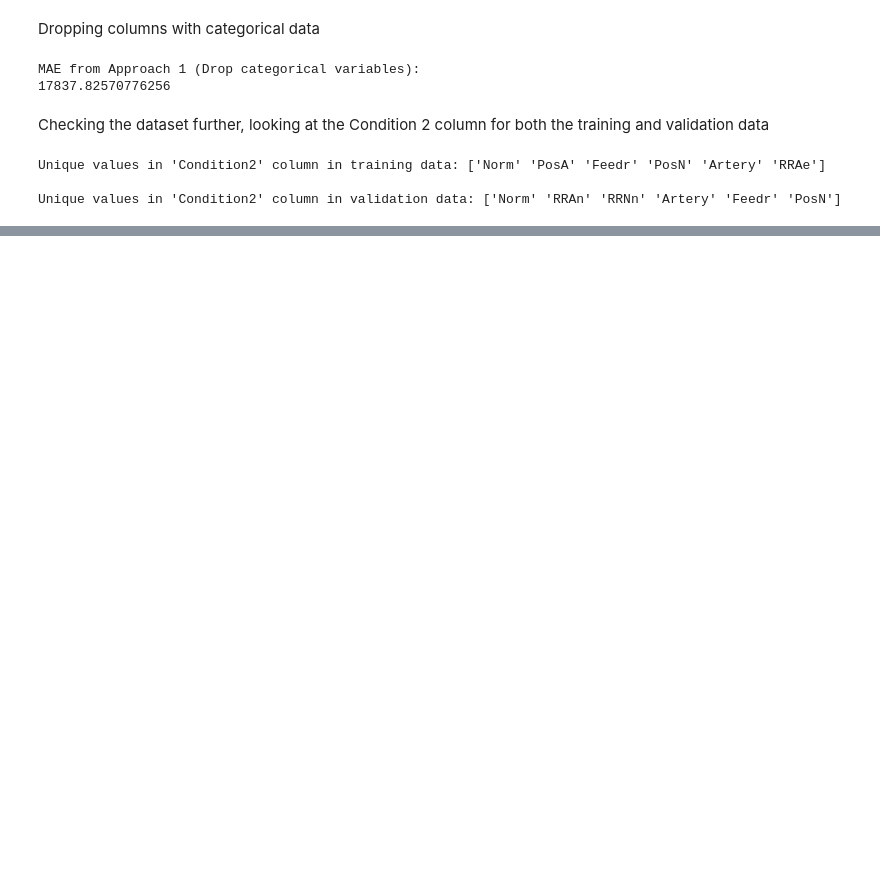
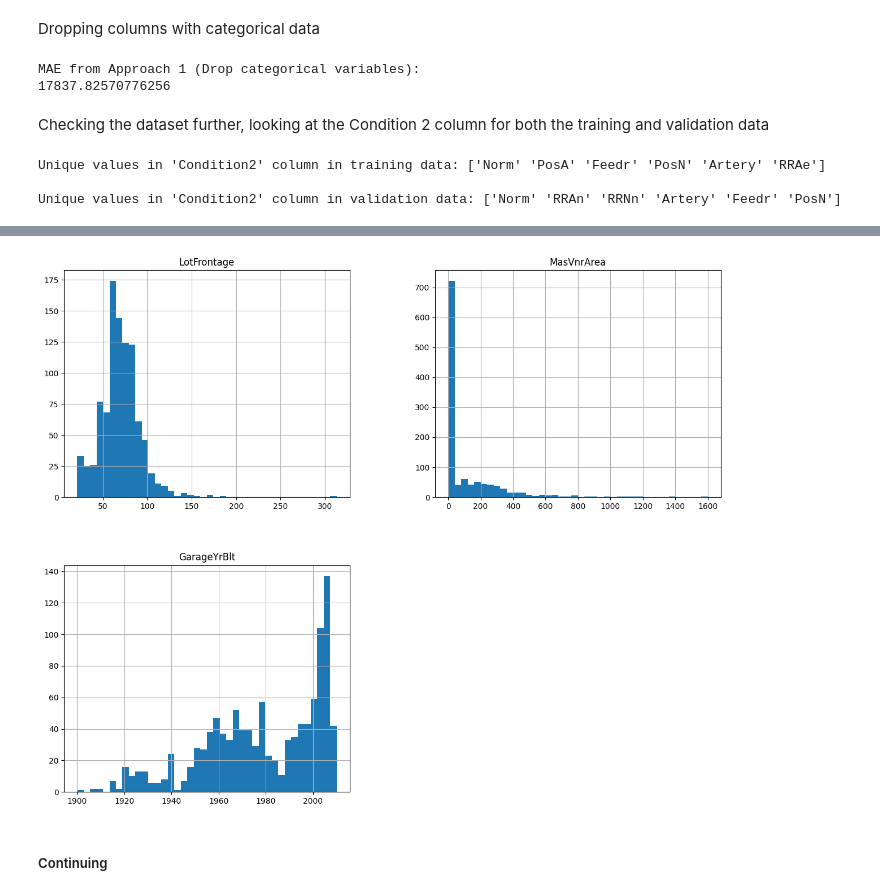
Before and after one commit to salvvilla88/practicing_ds, a Jupyter notebook: kaggle_intermediate_machinelearning.ipynb, the cells around one changed output, grey strips where cells are left out. Cells and saved outputs as stored; diff of their text form; code cells hidden in the pictures; blank space fills up the shorter version.

```diff
--- a/kaggle_intermediate_machinelearning.ipynb
+++ b/kaggle_intermediate_machinelearning.ipynb
@@ -712,0 +1108,24 @@ ValueError: Found unknown categories ['RRAn', 'RRNn'] in column 9 during transfo
+# %%
+# Getting names of columns with missing values
+cols_with_missing = [col for col in X_train.columns
+                     if X_train[col].isnull().any()]
+
+# Getting number of columns with missing values
+num_miss_cols = len(cols_with_missing)
+
+# Getting the missing value count by columns
+missing_val_count_by_column = (X_train.isnull().sum())
+
+# Getting numerical missing value count by columns
+numerical_miss_cols = X_train.select_dtypes(include=['number']).columns
+missing_val_count_by_column_num = (X_train[numerical_miss_cols].isnull().sum())
+
+# Getting categorical missing value count by columns
+categorical_miss_cols = X_train.select_dtypes(exclude=['number']).columns
+missing_val_count_by_column_cat = (X_train[categorical_miss_cols].isnull().sum())
+
+print("""Number of missing columns: {}
+      \nColumns with missing values:\n{}
+      \nMissing value count by column:
+      Numerical\n{}
+      Categorical\n{}""".format(num_miss_cols, cols_with_missing, missing_val_count_by_column_num[missing_val_count_by_column_num > 0].to_string(), missing_val_count_by_column_cat[missing_val_count_by_column_cat > 0].to_string()))
@@ -712,0 +1159,9 @@ ValueError: Found unknown categories ['RRAn', 'RRNn'] in column 9 during transfo
+# %%
+# Check the distribution of all the features
+X_train[cols_with_missing].hist(figsize=(15,12), bins=40)
+plt.title("Features Distribution")
+plt.show()
+# %% [output]
+[figure, added]
+# %% [markdown]
+##### Continuing
```
Also changed, not shown: parts of 52 cells of this notebook.
